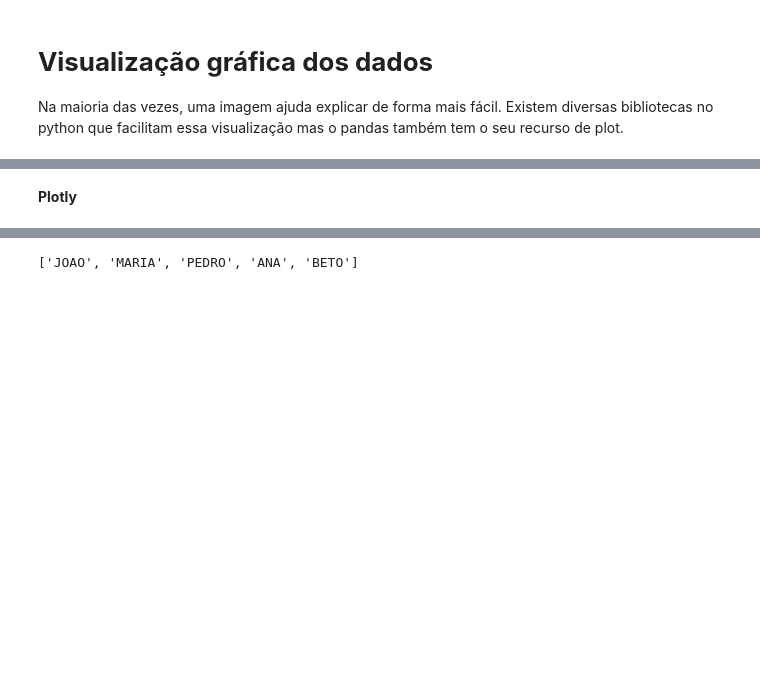
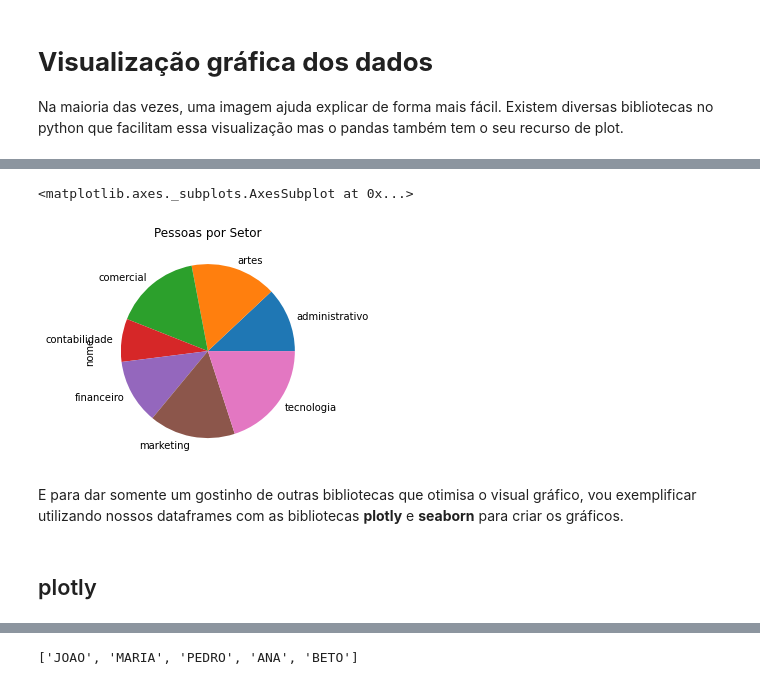
Before and after one commit to italomarcelogit/Tutorial-de-Pandas, a Jupyter notebook: Notebook_Dicas_Pandas_DataFrame.ipynb, the cells around one changed output, grey strips where cells are left out. Drawn from its saved outputs; the diff is of its cells as text; code cells hidden in the pictures; blank space fills up the shorter version.

```diff
--- a/Notebook_Dicas_Pandas_DataFrame.ipynb
+++ b/Notebook_Dicas_Pandas_DataFrame.ipynb
@@ -1283,5 +1390,15 @@ Vamos utilizar o dataframe vendas como exemplo e as bibliotecas plotly e seaborn
+# %%
+# representatividade das áreas no conjunto de pessoas
+df[['setor', 'nome']].groupby('setor').count().plot.pie(y='nome',
+                                                        legend=False,
+                                                        title='Pessoas por Setor')
+# %% [output]
+<matplotlib.axes._subplots.AxesSubplot at 0x...>
+[figure, added]
+# %% [markdown]
+E para dar somente um gostinho de outras bibliotecas que otimisa o visual gráfico, vou exemplificar utilizando nossos dataframes com as bibliotecas **plotly** e **seaborn** para criar os gráficos.
 # %% [markdown]
-**Plotly**
+## plotly
 # %%
 import plotly.graph_objects as go
 # %%
```
Also changed, not shown: parts of 93 cells of this notebook.
